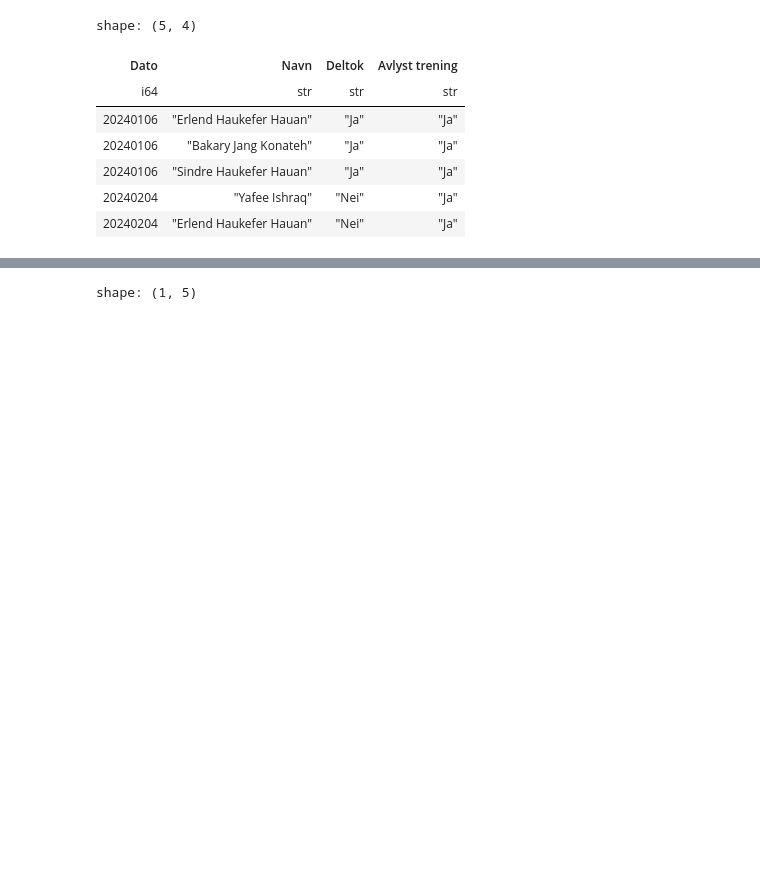
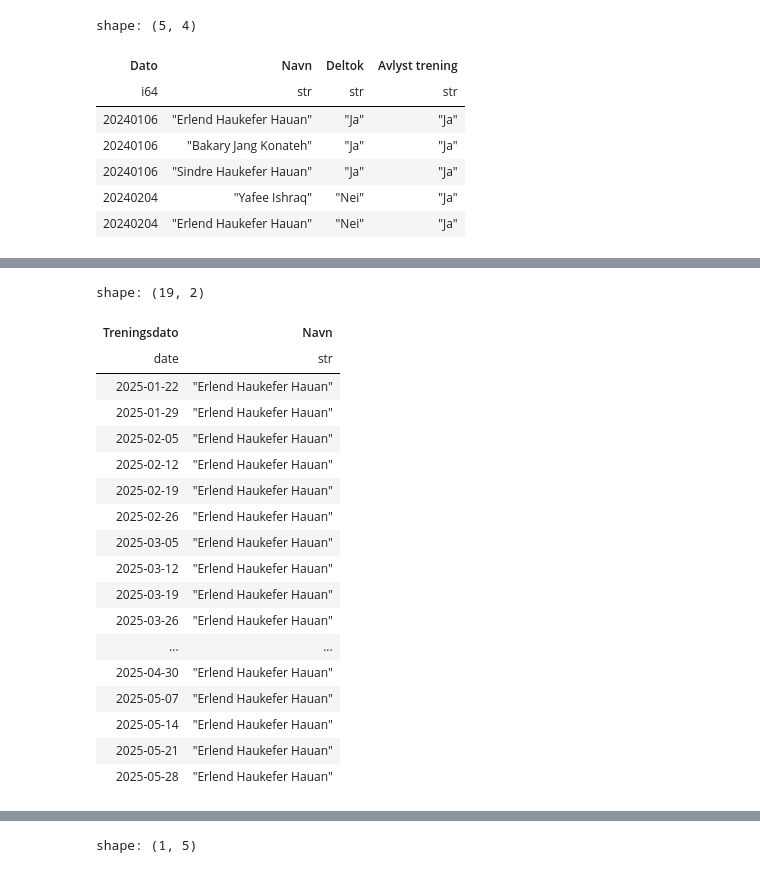
Before and after one commit to PolarsDude/treningsstatistikk-, a Jupyter notebook: test_fil.ipynb, the cells around one changed output, grey strips where cells are left out. Drawn from its saved outputs; the diff is of its cells as text; code cells hidden in the pictures; blank space fills up the shorter version.

```diff
--- a/test_fil.ipynb
+++ b/test_fil.ipynb
@@ -60,0 +61,26 @@ shape: (5, 10)
+# %%
+alle_unike_datoer = df.select('Treningsdato').unique()
+alle_unike_navn = df.select('Navn').unique()
+# %%
+# Joiner alle mulige stemmedatoer, vi skal få inn nei på de datoene det ikke er stemt på
+alle_unike_datoer.join(other=alle_unike_navn, how='cross').filter(pl.col('Navn').str.contains('Erlend'),pl.col('Treningsdato').dt.year()==2025).sort(by = ['Treningsdato'])
+# %% [output]
+shape: (19, 2)
+| Treningsdato | Navn |
+| date | str |
+| 2025-01-22 | "Erlend Haukefer Hauan" |
+| 2025-01-29 | "Erlend Haukefer Hauan" |
+| 2025-02-05 | "Erlend Haukefer Hauan" |
+| 2025-02-12 | "Erlend Haukefer Hauan" |
+| 2025-02-19 | "Erlend Haukefer Hauan" |
+| 2025-02-26 | "Erlend Haukefer Hauan" |
+| 2025-03-05 | "Erlend Haukefer Hauan" |
+| 2025-03-12 | "Erlend Haukefer Hauan" |
+| 2025-03-19 | "Erlend Haukefer Hauan" |
+| 2025-03-26 | "Erlend Haukefer Hauan" |
+| ... | ... |
+| 2025-04-30 | "Erlend Haukefer Hauan" |
+| 2025-05-07 | "Erlend Haukefer Hauan" |
+| 2025-05-14 | "Erlend Haukefer Hauan" |
+| 2025-05-21 | "Erlend Haukefer Hauan" |
+| 2025-05-28 | "Erlend Haukefer Hauan" |
```
Also changed, not shown: parts of 4 cells of this notebook.
